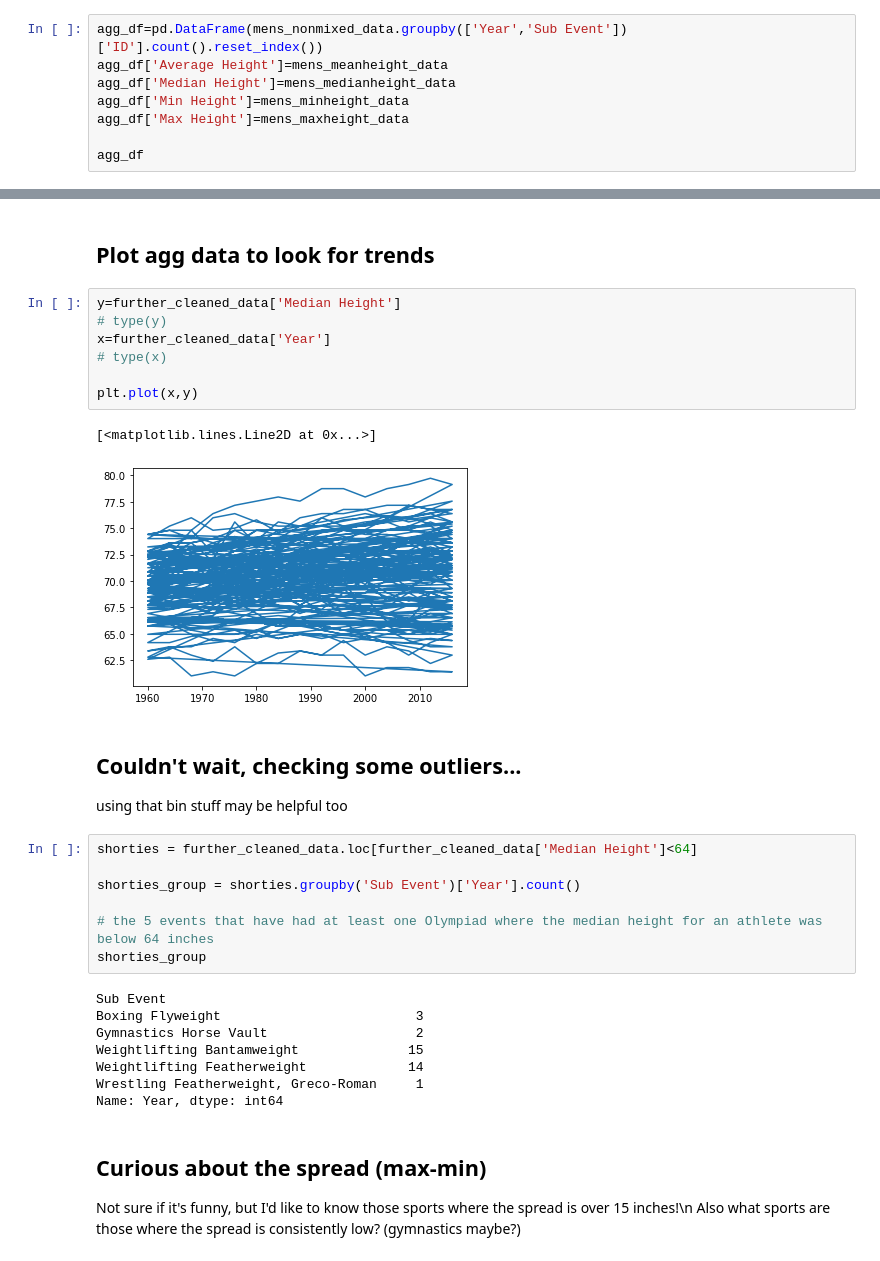
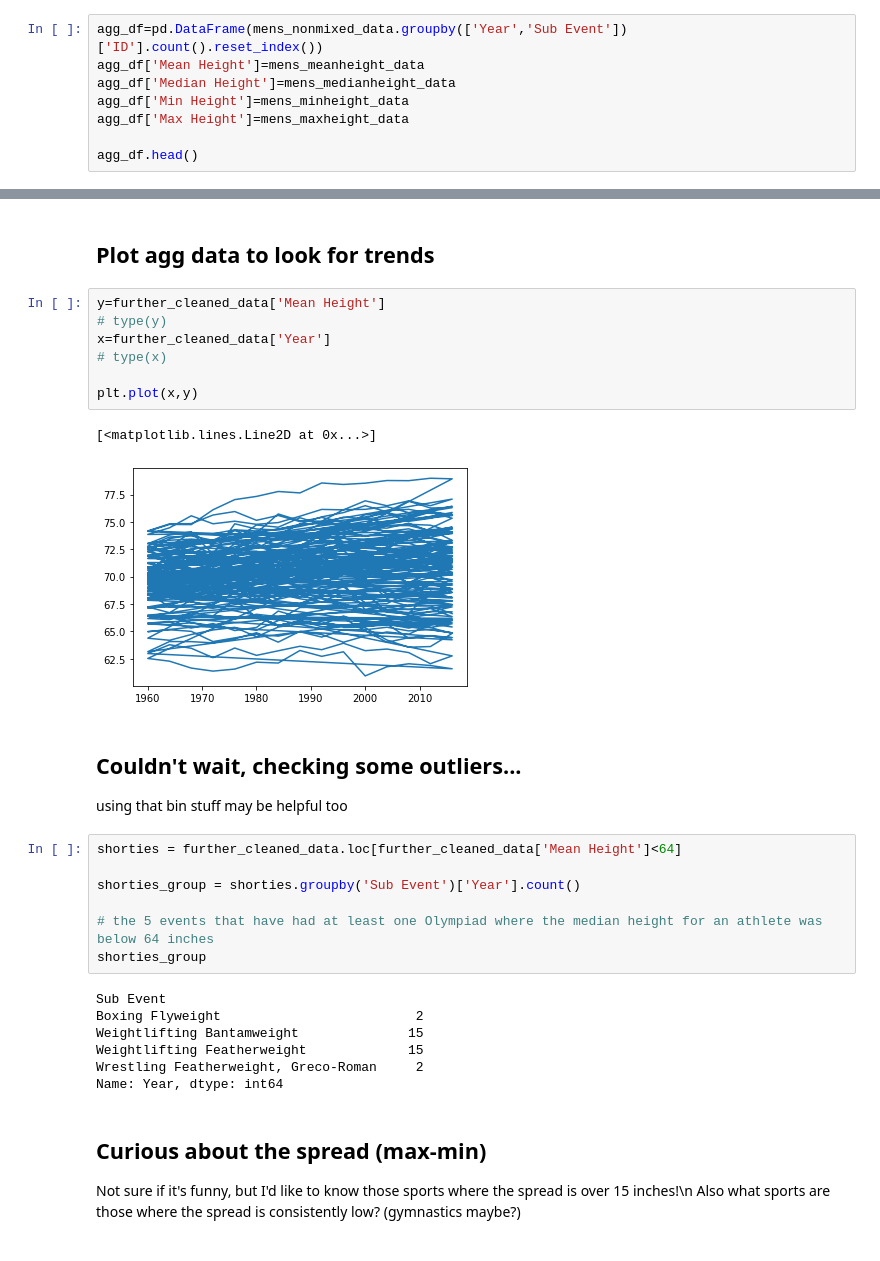
Before and after one commit to dowripple/ProjectOneRepo_JeremyKasieMichael, a Jupyter notebook: notebooks/olympicHeights.ipynb, the cells around one changed output, grey strips where cells are left out. Saved outputs shown, nothing was run; the diff lists cells and outputs as text.

```diff
--- a/notebooks/olympicHeights.ipynb
+++ b/notebooks/olympicHeights.ipynb
@@ -390,10 +428,10 @@ mens_medianheight_data
 ## Create DataFrame with Height Calcs
 # %%
 agg_df=pd.DataFrame(mens_nonmixed_data.groupby(['Year','Sub Event'])['ID'].count().reset_index())
-agg_df['Average Height']=mens_meanheight_data
+agg_df['Mean Height']=mens_meanheight_data
 agg_df['Median Height']=mens_medianheight_data
 agg_df['Min Height']=mens_minheight_data
 agg_df['Max Height']=mens_maxheight_data
 
-agg_df
+agg_df.head()
 # %% [output]
@@ -458,21 +482,21 @@ further_cleaned_data
 # %% [markdown]
 ## Plot agg data to look for trends
 # %%
-y=further_cleaned_data['Median Height']
+y=further_cleaned_data['Mean Height']
 # type(y)
 x=further_cleaned_data['Year']
 # type(x)
 
 plt.plot(x,y)
 # %% [output]
 [<matplotlib.lines.Line2D at 0x...>]
-[figure, old version]
+[figure, new version]
 # %% [markdown]
 ## Couldn't wait, checking some outliers...
 
 using that bin stuff may be helpful too
 # %%
-shorties = further_cleaned_data.loc[further_cleaned_data['Median Height']<64]
+shorties = further_cleaned_data.loc[further_cleaned_data['Mean Height']<64]
 
 shorties_group = shorties.groupby('Sub Event')['Year'].count()
 
@@ -480,11 +504,10 @@ shorties_group = shorties.groupby('Sub Event')['Year'].count()
 shorties_group
 # %% [output]
 Sub Event
-Boxing Flyweight                         3
-Gymnastics Horse Vault                   2
+Boxing Flyweight                         2
 Weightlifting Bantamweight              15
-Weightlifting Featherweight             14
-Wrestling Featherweight, Greco-Roman     1
+Weightlifting Featherweight             15
+Wrestling Featherweight, Greco-Roman     2
 Name: Year, dtype: int64
 # %% [markdown]
 ## Curious about the spread (max-min)
```
Also changed, not shown: parts of 24 cells of this notebook, 9 other files.
